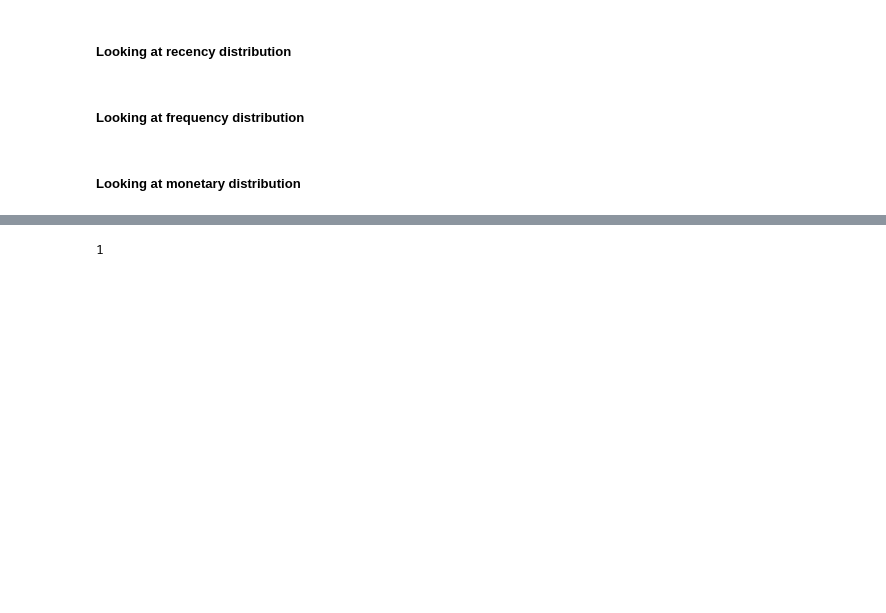
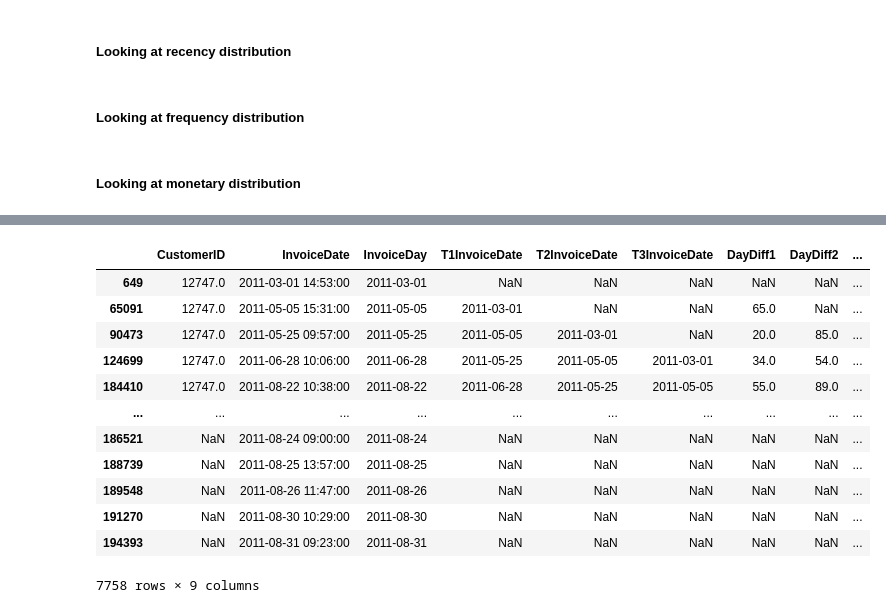
Before and after one commit to FelipeTufaile/probability_to_purchase, a Jupyter notebook: prob_to_purch_model_v00.ipynb, the cells around one changed output, grey strips where cells are left out. Saved outputs shown, nothing was run; the diff lists cells and outputs as text; code cells hidden in the pictures; blank space fills up the shorter version.

```diff
--- a/prob_to_purch_model_v00.ipynb
+++ b/prob_to_purch_model_v00.ipynb
@@ -375,7 +375,23 @@ plot_layout = go.Layout(
 fig = go.Figure(data=plot_data, layout=plot_layout)
 
 fig
-# %%
-1
-# %% [output]
-1
+# %%
+# Create a dataframe with CustomerID and InvoiceDate
+df_uk_day_order = df_uk_6m[['CustomerID','InvoiceDate']].reset_index(drop=True)
+
+# Convert Invoice Datetime to day
+df_uk_day_order['InvoiceDay'] = df_uk_day_order['InvoiceDate'].dt.date
+df_uk_day_order = df_uk_day_order.sort_values(['CustomerID','InvoiceDate'])
+
+# Drop duplicates
+df_uk_day_order = df_uk_day_order.drop_duplicates(subset=['CustomerID','InvoiceDay'],keep='first')
+
+# Shifting last 3 purchase dates
+df_uk_day_order['T1InvoiceDate'] = df_uk_day_order.groupby('CustomerID')['InvoiceDay'].shift(1)
+df_uk_day_order['T2InvoiceDate'] = df_uk_day_order.groupby('CustomerID')['InvoiceDay'].shift(2)
+df_uk_day_order['T3InvoiceDate'] = df_uk_day_order.groupby('CustomerID')['InvoiceDay'].shift(3)
+
+# Calculating difference in days for each purchase
+df_uk_day_order['DayDiff1'] = (df_uk_day_order['InvoiceDay'] - df_uk_day_order['T1InvoiceDate']).dt.days
+df_uk_day_order['DayDiff2'] = (df_uk_day_order['InvoiceDay'] - df_uk_day_order['T2InvoiceDate']).dt.days
+df_uk_day_order['DayDiff3'] = (df_uk_day_order['InvoiceDay'] - df_uk_day_order['T3InvoiceDate']).dt.days
@@ -381,0 +402,16 @@ fig
+# %%
+df_uk_day_order
+# %% [output]
+|  | CustomerID | InvoiceDate | InvoiceDay | T1InvoiceDate | T2InvoiceDate | T3InvoiceDate | DayDiff1 | DayDiff2 | ... |
+| 649 | 12747.0 | 2011-03-01 14:53:00 | 2011-03-01 | NaN | NaN | NaN | NaN | NaN | ... |
+| 65091 | 12747.0 | 2011-05-05 15:31:00 | 2011-05-05 | 2011-03-01 | NaN | NaN | 65.0 | NaN | ... |
+| 90473 | 12747.0 | 2011-05-25 09:57:00 | 2011-05-25 | 2011-05-05 | 2011-03-01 | NaN | 20.0 | 85.0 | ... |
+| 124699 | 12747.0 | 2011-06-28 10:06:00 | 2011-06-28 | 2011-05-25 | 2011-05-05 | 2011-03-01 | 34.0 | 54.0 | ... |
+| 184410 | 12747.0 | 2011-08-22 10:38:00 | 2011-08-22 | 2011-06-28 | 2011-05-25 | 2011-05-05 | 55.0 | 89.0 | ... |
+| ... | ... | ... | ... | ... | ... | ... | ... | ... | ... |
+| 186521 | NaN | 2011-08-24 09:00:00 | 2011-08-24 | NaN | NaN | NaN | NaN | NaN | ... |
+| 188739 | NaN | 2011-08-25 13:57:00 | 2011-08-25 | NaN | NaN | NaN | NaN | NaN | ... |
+| 189548 | NaN | 2011-08-26 11:47:00 | 2011-08-26 | NaN | NaN | NaN | NaN | NaN | ... |
+| 191270 | NaN | 2011-08-30 10:29:00 | 2011-08-30 | NaN | NaN | NaN | NaN | NaN | ... |
+| 194393 | NaN | 2011-08-31 09:23:00 | 2011-08-31 | NaN | NaN | NaN | NaN | NaN | ... |
+7758 rows × 9 columns
```
Also changed, not shown: parts of 9 cells of this notebook.
